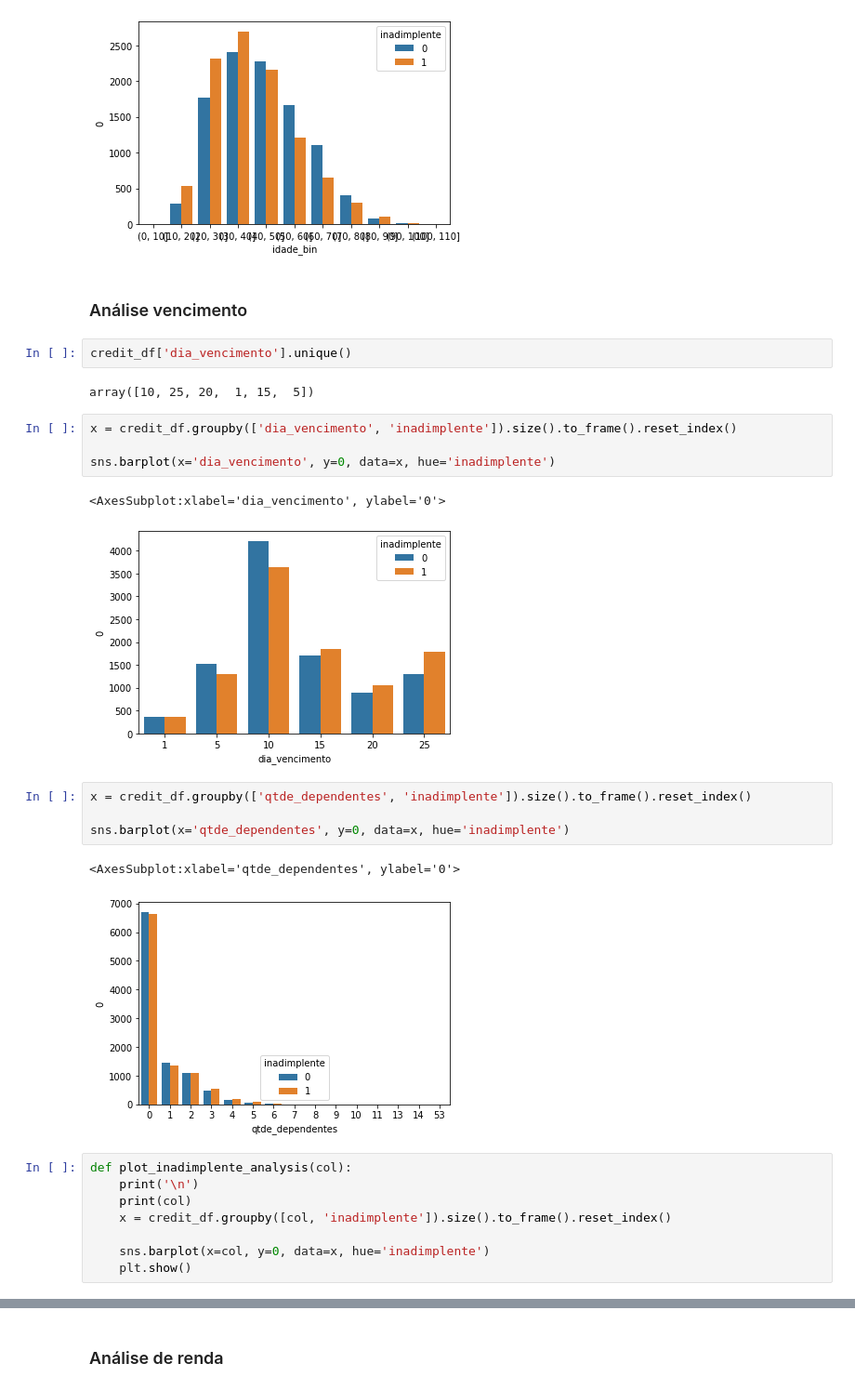
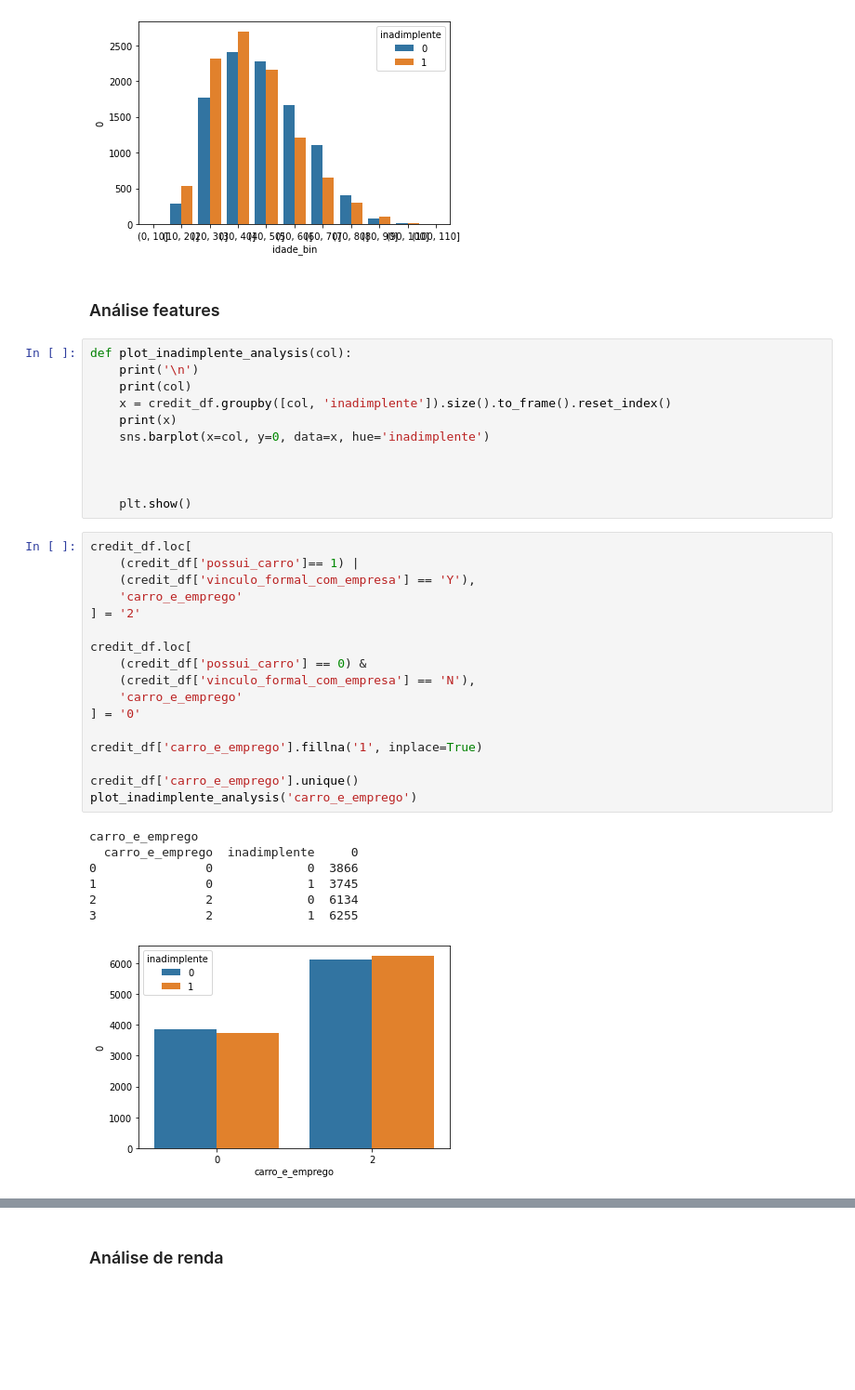
Before and after one commit to QIRoss/Credit-Aproval-Job, a Jupyter notebook: EDA.ipynb, the cells around one changed output, grey strips where cells are left out. Shown at 93% size. Drawn from its saved outputs; the diff is of its cells as text; blank space fills up the shorter version.

```diff
--- a/EDA.ipynb
+++ b/EDA.ipynb
@@ -119,33 +105,43 @@ sns.barplot(x='idade_bin', y=0, hue='inadimplente', data=x)
 <AxesSubplot:xlabel='idade_bin', ylabel='0'>
 [figure]
 # %% [markdown]
-### Análise vencimento
+### Análise features
-# %%
-credit_df['dia_vencimento'].unique()
-# %% [output]
-array([10, 25, 20,  1, 15,  5])
 # %%
-x = credit_df.groupby(['dia_vencimento', 'inadimplente']).size().to_frame().reset_index()
+def plot_inadimplente_analysis(col):
+    print('\n')
+    print(col)
+    x = credit_df.groupby([col, 'inadimplente']).size().to_frame().reset_index()
+    print(x)
+    sns.barplot(x=col, y=0, data=x, hue='inadimplente')
 
-sns.barplot(x='dia_vencimento', y=0, data=x, hue='inadimplente')
+
+
+    plt.show()
-# %% [output]
-<AxesSubplot:xlabel='dia_vencimento', ylabel='0'>
-[figure, removed]
-# %%
-x = credit_df.groupby(['qtde_dependentes', 'inadimplente']).size().to_frame().reset_index()
-
-sns.barplot(x='qtde_dependentes', y=0, data=x, hue='inadimplente')
-# %% [output]
-<AxesSubplot:xlabel='qtde_dependentes', ylabel='0'>
-[figure, removed]
-# %%
-def plot_inadimplente_analysis(col):
-    print('\n')
-    print(col)
-    x = credit_df.groupby([col, 'inadimplente']).size().to_frame().reset_index()
-
-    sns.barplot(x=col, y=0, data=x, hue='inadimplente')
-    plt.show()
+# %%
+credit_df.loc[
+    (credit_df['possui_carro']== 1) |
+    (credit_df['vinculo_formal_com_empresa'] == 'Y'),
+    'carro_e_emprego'
+] = '2'
+
+credit_df.loc[
+    (credit_df['possui_carro'] == 0) &
+    (credit_df['vinculo_formal_com_empresa'] == 'N'),
+    'carro_e_emprego'
+] = '0'
+
+credit_df['carro_e_emprego'].fillna('1', inplace=True)
+
+credit_df['carro_e_emprego'].unique()
+plot_inadimplente_analysis('carro_e_emprego')
+# %% [output]
+carro_e_emprego
+  carro_e_emprego  inadimplente     0
+0               0             0  3866
+1               0             1  3745
+2               2             0  6134
+3               2             1  6255
+[figure, added]
 # %%
 sns.set_style('white')
 
```
Also changed, not shown: parts of 30 cells of this notebook, 15 other files.
